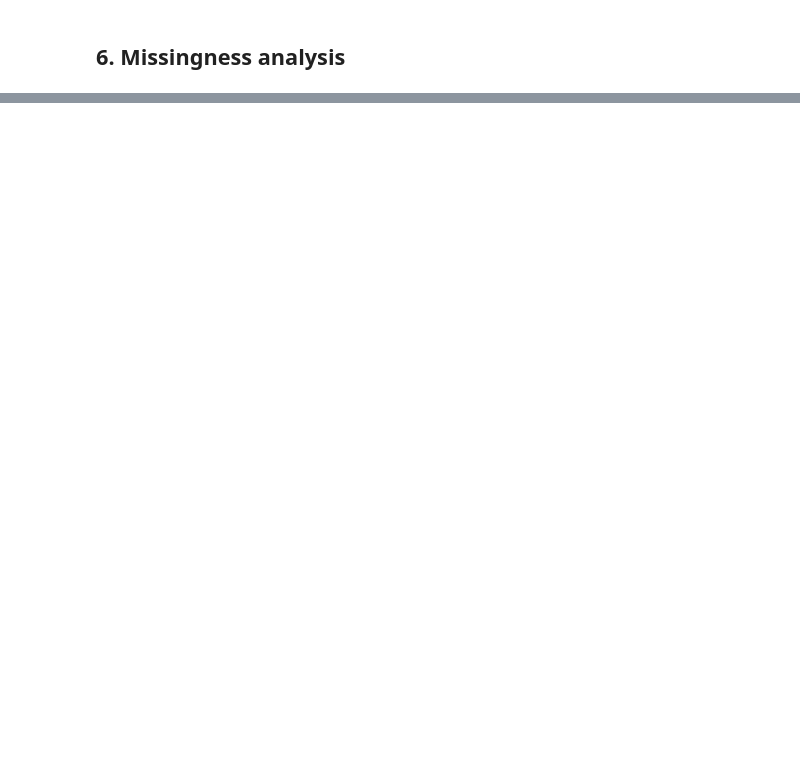
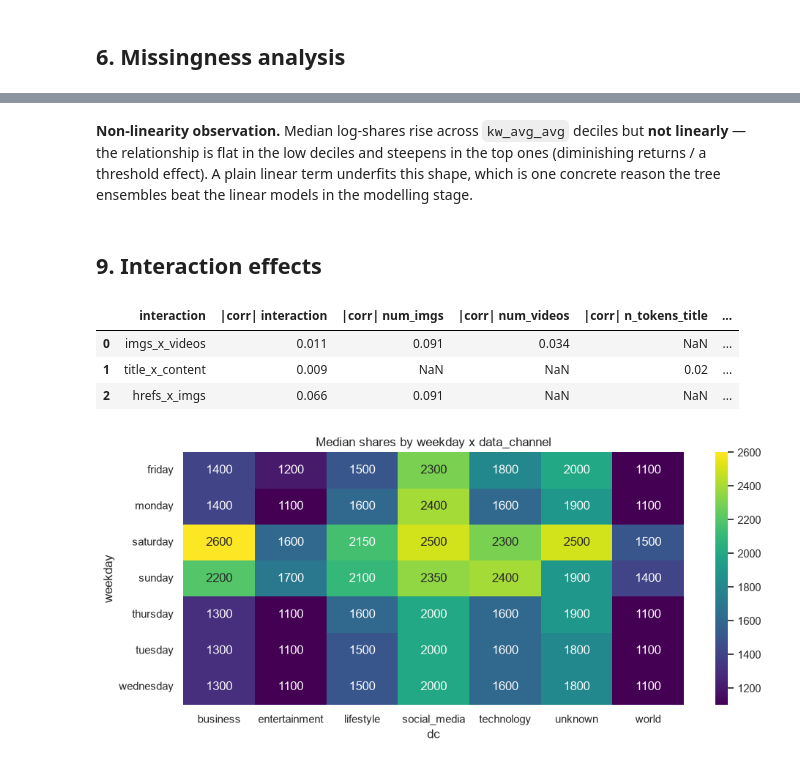
Before and after one commit to tecksiang93ai-png/Mini-Project-1, a Jupyter notebook: eda.ipynb, the cells around one changed output, grey strips where cells are left out. Drawn from its saved outputs; the diff is of its cells as text; code cells hidden in the pictures; blank space fills up the shorter version.

```diff
--- a/eda.ipynb
+++ b/eda.ipynb
@@ -459,0 +408,42 @@ search, selecting on validation **log-scale R²**.
+# %% [markdown]
+**Non-linearity observation.** Median log-shares rise across `kw_avg_avg` deciles but **not
+linearly** — the relationship is flat in the low deciles and steepens in the top ones (diminishing
+returns / a threshold effect). A plain linear term underfits this shape, which is one concrete
+reason the tree ensembles beat the linear models in the modelling stage.
+# %% [markdown]
+## 9. Interaction effects
+# %%
+# Does a combined signal beat the main effects? Compare |corr with log-shares| of a few
+# candidate interactions against their constituent single features.
+inter = pd.DataFrame(index=df.index)
+inter["imgs_x_videos"] = df["num_imgs"].fillna(0) * df["num_videos"].fillna(0)
+inter["title_x_content"] = df["n_tokens_title"] * df["n_tokens_content"]
+inter["hrefs_x_imgs"] = df["num_hrefs"].fillna(0) * df["num_imgs"].fillna(0)
+
+rows = []
+for name, parts in {"imgs_x_videos": ["num_imgs", "num_videos"],
+                    "title_x_content": ["n_tokens_title", "n_tokens_content"],
+                    "hrefs_x_imgs": ["num_hrefs", "num_imgs"]}.items():
+    rows.append({
+        "interaction": name,
+        "|corr| interaction": round(abs(inter[name].corr(logshares)), 3),
+        "|corr| " + parts[0]: round(abs(df[parts[0]].corr(logshares)), 3),
+        "|corr| " + parts[1]: round(abs(df[parts[1]].corr(logshares)), 3),
+    })
+pd.DataFrame(rows)
+# %% [output]
+|  | interaction | |corr| interaction | |corr| num_imgs | |corr| num_videos | |corr| n_tokens_title | ... |
+| 0 | imgs_x_videos | 0.011 | 0.091 | 0.034 | NaN | ... |
+| 1 | title_x_content | 0.009 | NaN | NaN | 0.02 | ... |
+| 2 | hrefs_x_imgs | 0.066 | 0.091 | NaN | NaN | ... |
+# %%
+# weekday x data_channel: median shares heatmap — is there joint structure beyond each margin?
+pivot = df.assign(dc=df["data_channel"].fillna("unknown")).pivot_table(
+    index="weekday", columns="dc", values=TARGET, aggfunc="median")
+fig, ax = plt.subplots(figsize=(10, 4.5))
+sns.heatmap(pivot, annot=True, fmt=".0f", cmap="viridis", ax=ax)
+ax.set_title("Median shares by weekday x data_channel")
+plt.tight_layout()
+plt.show()
+# %% [output]
+[figure, added]
```
Also changed, not shown: parts of 55 cells of this notebook, 11 other files.
